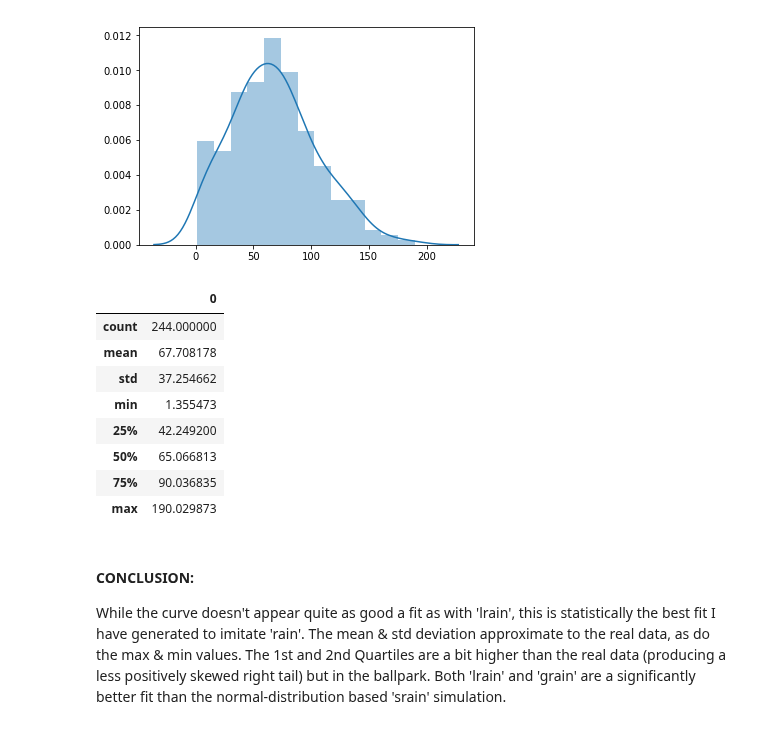
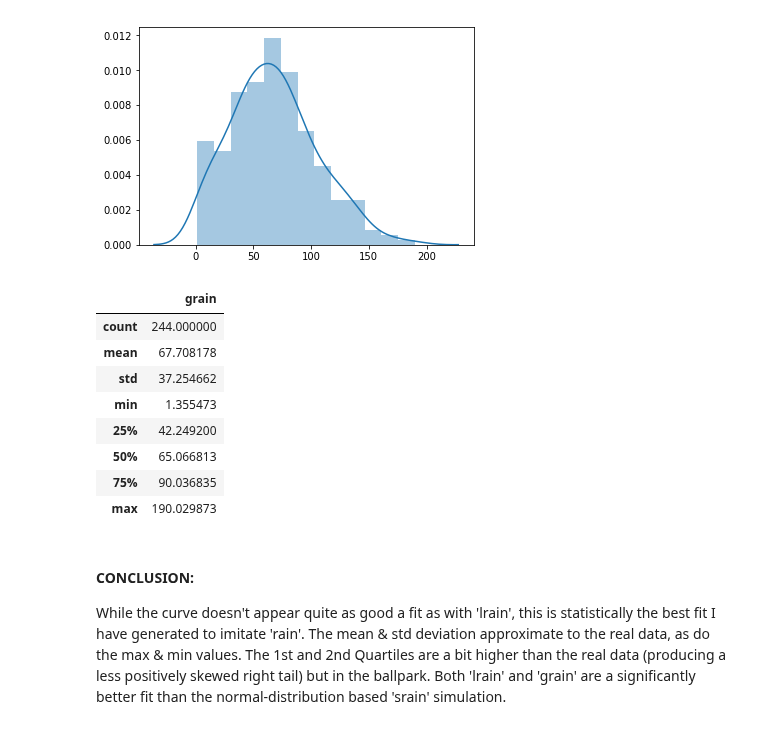
Before and after one commit to Aqua5lad/PDA-Dec-Project, a Jupyter notebook: PDA Project Dec 2018.ipynb, the cells around one changed output. Cells and saved outputs as stored; diff of their text form; code cells hidden in the pictures.

```diff
--- a/PDA Project Dec 2018.ipynb
+++ b/PDA Project Dec 2018.ipynb
@@ -730,10 +730,10 @@ sns.distplot(grain);
 [figure]
 # %%
 # convert the data array to a dataframe and see the stats:
-grain = pd.DataFrame(np.array(grain))
+grain = pd.DataFrame(np.array(grain), columns = ["grain"])
 grain.describe()
 # %% [output]
-|  | 0 |
+|  | grain |
 | count | 244.000000 |
 | mean | 67.708178 |
 | std | 37.254662 |
```
Also changed, not shown: parts of 12 cells of this notebook.
